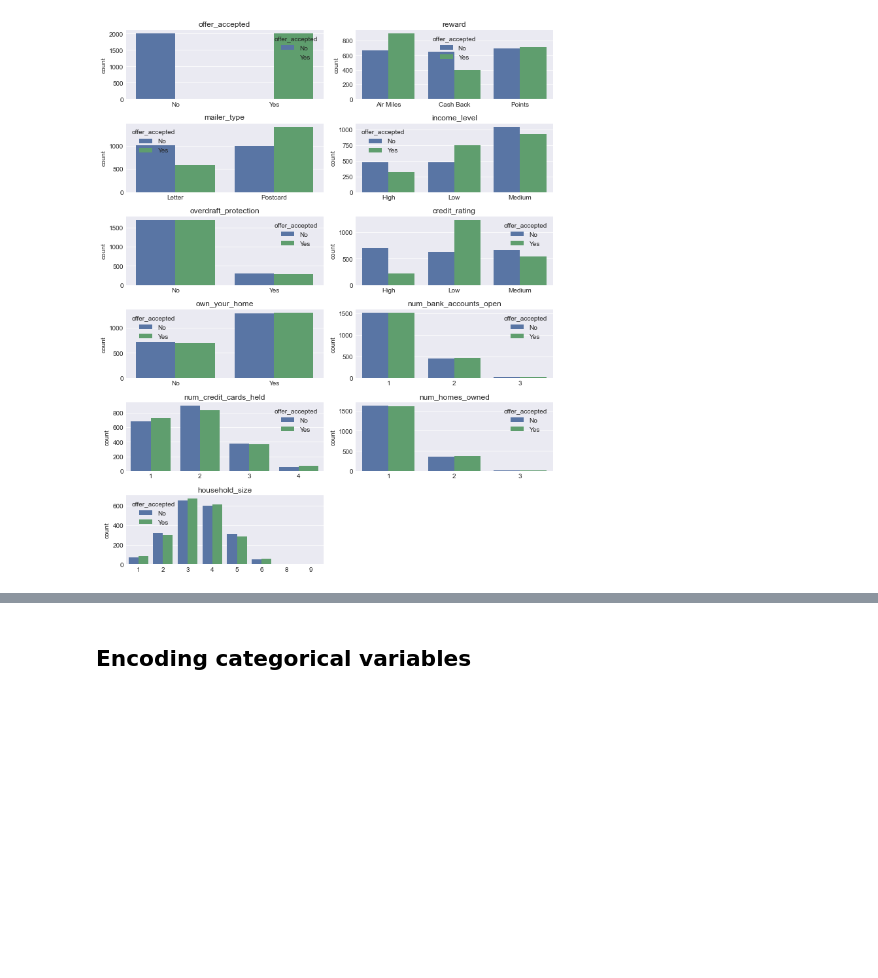
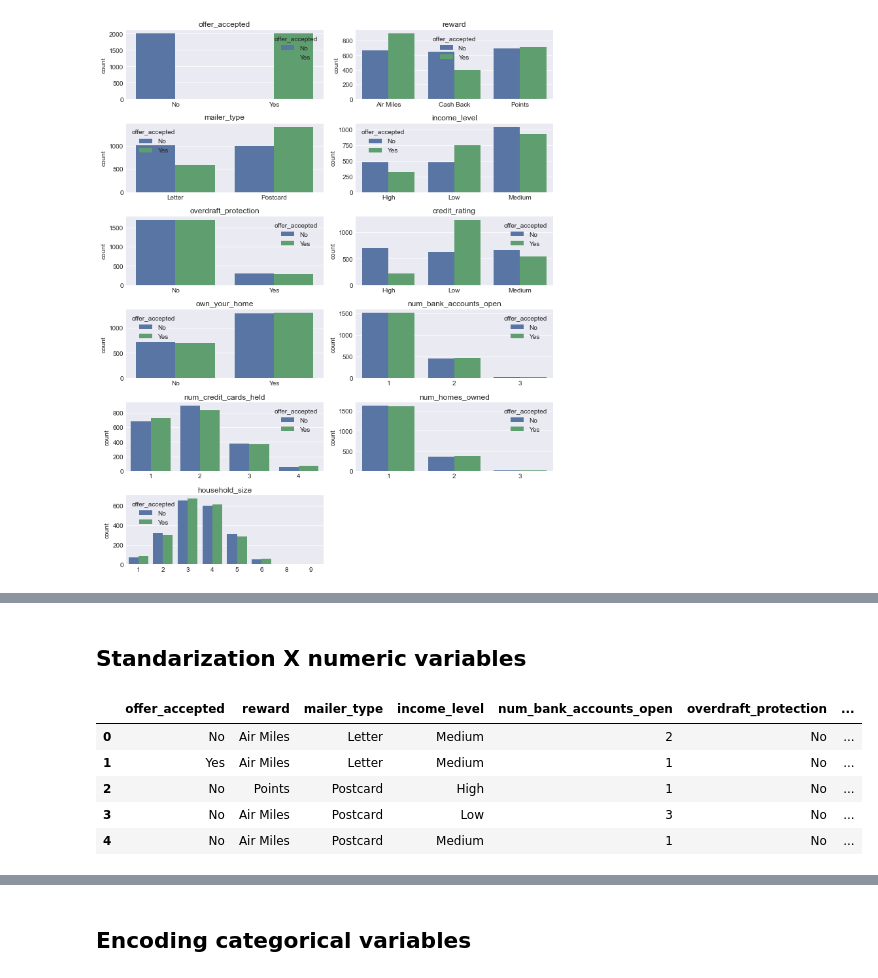
Before and after one commit to ferseguias/ccm_classification, a Jupyter notebook: lab-classification.ipynb, the cells around one changed output, grey strips where cells are left out. Saved outputs shown, nothing was run; the diff lists cells and outputs as text; code cells hidden in the pictures; blank space fills up the shorter version.

```diff
--- a/lab-classification.ipynb
+++ b/lab-classification.ipynb
@@ -318,0 +347,16 @@ fig.delaxes(axes[11]);
+# %% [markdown]
+## Standarization X numeric variables
+# %%
+#standardize numerical data
+scaler = StandardScaler()
+scaler.fit(df[columns_num])
+X_scaler = scaler.transform(df[columns_num])
+df[columns_num] = X_scaler
+df.head()
+# %% [output]
+|  | offer_accepted | reward | mailer_type | income_level | num_bank_accounts_open | overdraft_protection | ... |
+| 0 | No | Air Miles | Letter | Medium | 2 | No | ... |
+| 1 | Yes | Air Miles | Letter | Medium | 1 | No | ... |
+| 2 | No | Points | Postcard | High | 1 | No | ... |
+| 3 | No | Air Miles | Postcard | Low | 3 | No | ... |
+| 4 | No | Air Miles | Postcard | Medium | 1 | No | ... |
```
Also changed, not shown: parts of 20 cells of this notebook.
